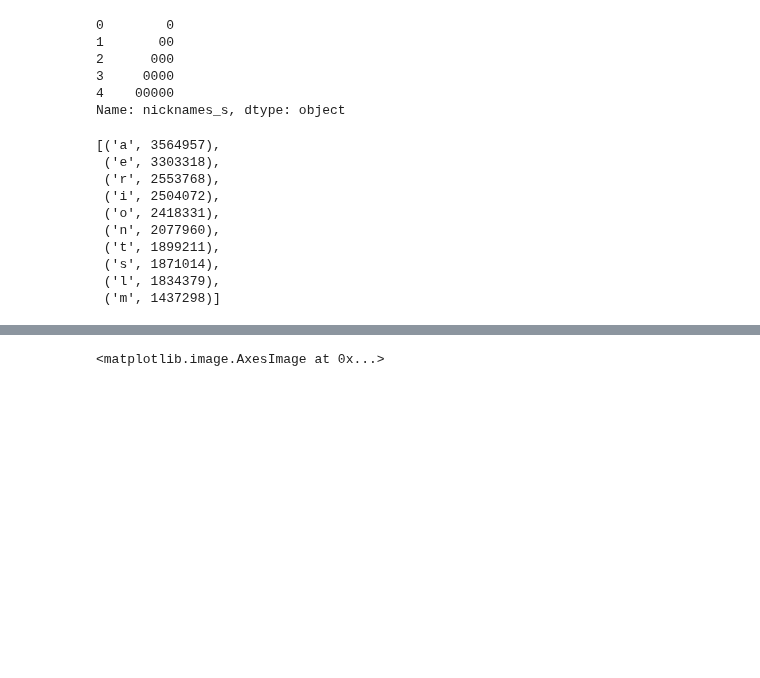
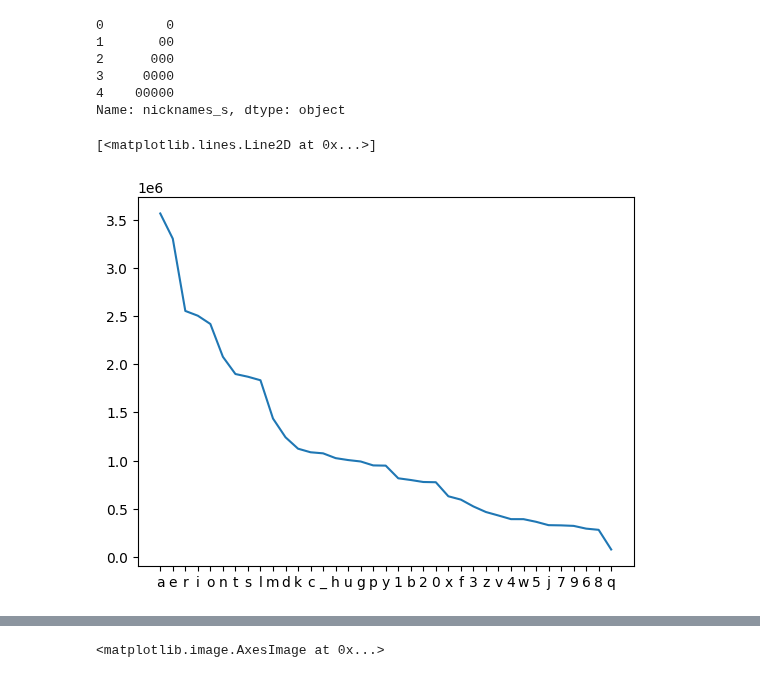
Before and after one commit to EvoDmiK/TIL, a Jupyter notebook: python-study/DataAnalysis/kaggle/MC_nicknames.ipynb, the cells around one changed output, grey strips where cells are left out. Saved outputs shown, nothing was run; the diff lists cells and outputs as text; code cells hidden in the pictures; blank space fills up the shorter version.

```diff
--- a/python-study/DataAnalysis/kaggle/MC_nicknames.ipynb
+++ b/python-study/DataAnalysis/kaggle/MC_nicknames.ipynb
@@ -27,20 +28,15 @@ nicknames.head()
 4    00000
 Name: nicknames_s, dtype: object
 # %%
-names       = ''.join([clear_name(name).lower() for name in nicknames])
-alpha_count = Counter(names)
-alpha_count.most_common(10)
+names  = ''.join([clear_name(name).lower() for name in nicknames])
+length = [len(name.lower()) for name in nicknames]
-# %% [output]
-[('a', 3564957),
- ('e', 3303318),
- ('r', 2553768),
- ('i', 2504072),
- ('o', 2418331),
- ('n', 2077960),
- ('t', 1899211),
- ('s', 1871014),
- ('l', 1834379),
- ('m', 1437298)]
+# %%
+alpha_count = Counter(names)
+alpha_count = dict(sorted(alpha_count.items(), key = lambda x : x[1], reverse = True))
+plt.plot(alpha_count.keys(), alpha_count.values())
+# %% [output]
+[<matplotlib.lines.Line2D at 0x...>]
+[figure, added]
 # %%
 keyboard_image = cv2.imread(f'{DATA_PATH}/keyboard.png')
 H, W           = keyboard_image.shape[:2]
```
Also changed, not shown: parts of 7 cells of this notebook.
